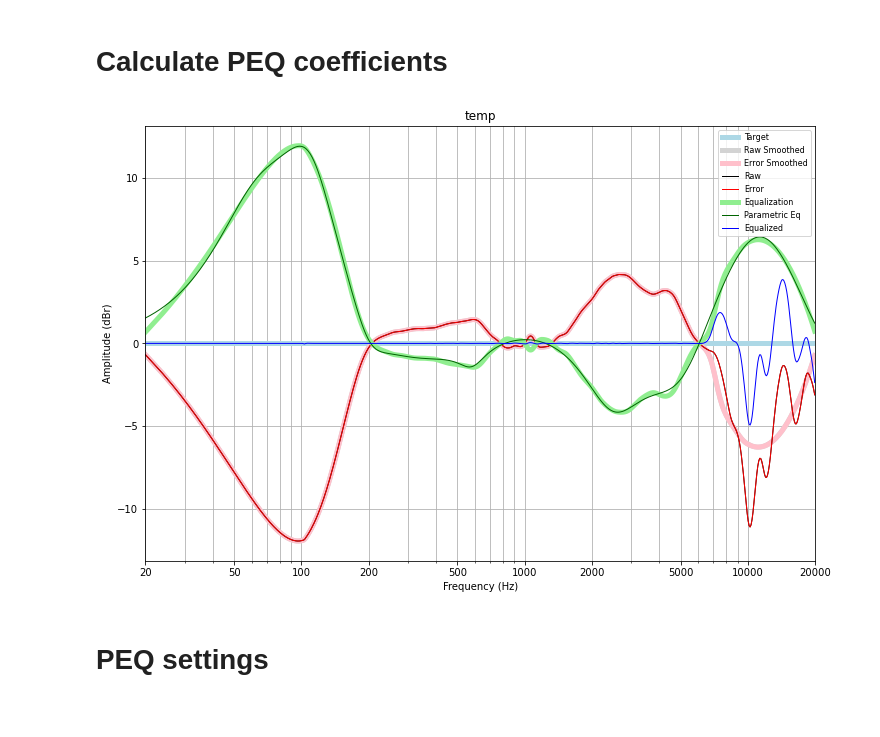
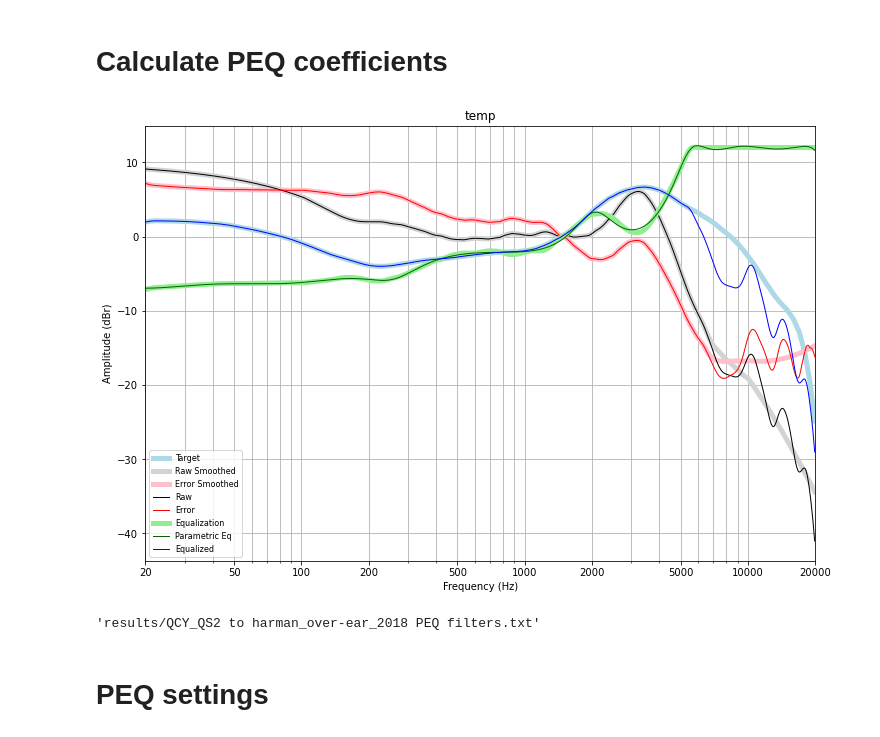
Before and after one commit to Wei1234c/DRC, a Jupyter notebook: notebooks/AutoEQ - PEQ coefficients generator.ipynb, the cells around one changed output. Saved outputs shown, nothing was run; the diff lists cells and outputs as text; code cells hidden in the pictures.

```diff
--- a/notebooks/AutoEQ - PEQ coefficients generator.ipynb
+++ b/notebooks/AutoEQ - PEQ coefficients generator.ipynb
@@ -135,8 +135,8 @@ compensation_path = 'compensation/zero.csv'
 # compensation_name = 'harman_over-ear_2013'
 # compensation_path = 'compensation/harman_over-ear_2013.csv'
 
-# compensation_name = 'harman_over-ear_2018'
-# compensation_path = 'compensation/harman_over-ear_2018.csv'
+compensation_name = 'harman_over-ear_2018'
+compensation_path = 'compensation/harman_over-ear_2018.csv'
 
 compensation = FrequencyResponse.read_from_csv(compensation_path)
 # %% [markdown]
@@ -151,25 +151,28 @@ compensation = FrequencyResponse.read_from_csv(compensation_path)
 # %%
 import time
 
 n_filters = 10
 # n_filters = [5, 5]
 max_gain_dB = 12
 bass_boost_gain = 0
 
 measurement, peqs, n_peq_filters, peq_max_gains = \
     ResponseEqualizer.get_peq_filters(fr_measurement,
                                       compensation = compensation,
                                       max_filters = n_filters,
                                       max_gain_dB = max_gain_dB,
                                       bass_boost_gain = bass_boost_gain)
 
-# measurement.write_to_csv(f'results/{model_name} to {compensation_name} measurement.csv')
+measurement.write_to_csv(f'results/{model_name} to {compensation_name} measurement.csv')
 measurement.plot_graph();
 # %% [output]
-[figure, old version]
+[figure, new version]
 # %%
 fn_filter_settings = f'results/{model_name} to {compensation_name} PEQ filters.txt'
 peqs.dump(fn_filter_settings)
+fn_filter_settings
+# %% [output]
+'results/QCY_QS2 to harman_over-ear_2018 PEQ filters.txt'
 # %% [markdown]
 # PEQ settings
 # %%
```
Also changed, not shown: parts of 4 cells of this notebook, 19 other files.
